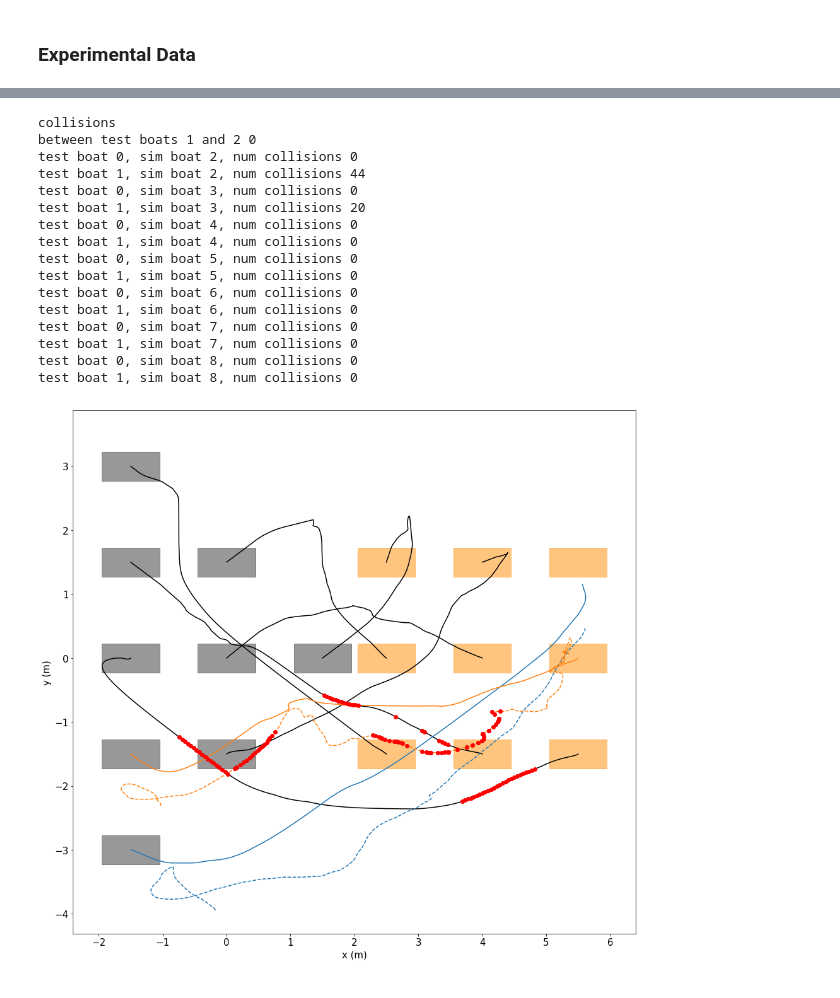
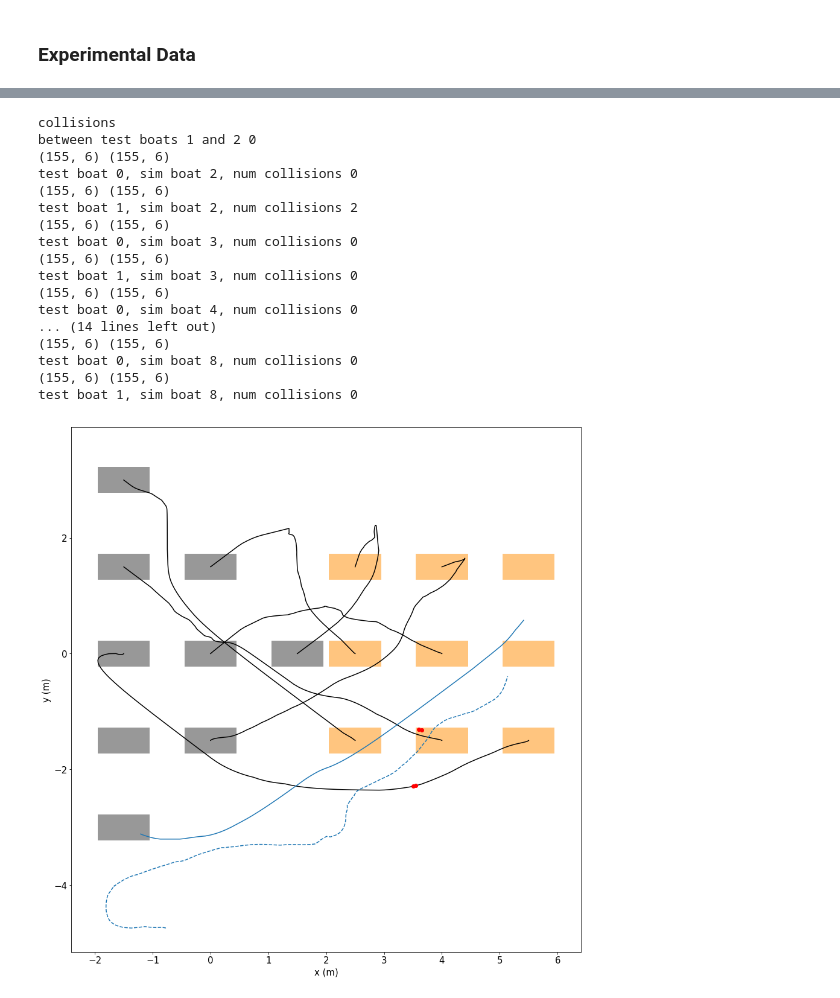
Before and after one commit to bgheneti/MultiboatTrajectoryOptimization, a Jupyter notebook: final_project_visualizations.ipynb, the cells around one changed output, grey strips where cells are left out. Drawn from its saved outputs; the diff is of its cells as text; code cells hidden in the pictures.

```diff
--- a/final_project_visualizations.ipynb
+++ b/final_project_visualizations.ipynb
@@ -432,17 +429,34 @@ boat2a_exp = np.genfromtxt('results/BOAT_DANCE_LOG20190125_145146_numpy.csv',del
+# %%
+boat1a_exp = np.genfromtxt('results/BOAT_DANCE_LOG20190125_144333_numpy.csv',delimiter=',')
+boat1b_exp = np.genfromtxt('results/BOAT_DANCE_LOG20190125_144203_numpy.csv',delimiter=',')
+boat1c_exp = np.genfromtxt('results/BOAT_DANCE_LOG20190125_144035_numpy.csv',delimiter=',')
+boat1d_exp = np.genfromtxt('results/BOAT_DANCE_LOG20190130_144153_numpy.csv',delimiter=',')
+boat2e_exp = np.genfromtxt('results/BOAT_DANCE_LOG20190130_144415_numpy.csv',delimiter=',')
+
+
+boat2a_exp = np.genfromtxt('results/BOAT_DANCE_LOG20190125_145007_numpy.csv',delimiter=',')
+boat2b_exp = np.genfromtxt('results/BOAT_DANCE_LOG20190125_145146_numpy.csv',delimiter=',')
+boat2c_exp = np.genfromtxt('results/BOAT_DANCE_LOG20190130_144527_numpy.csv',delimiter=',')
+boat2d_exp = np.genfromtxt('results/BOAT_DANCE_LOG20190130_144707_numpy.csv',delimiter=',')
+
+boat_1_exp = boat1d_exp
+boat_2_exp = boat2d_exp
 # %%
-offset = 16
+offset = 30
 
-vals1 = boat1b_exp[offset:,:6]
-refs1 = boat1b_exp[offset:,6:]
+pos_offset = np.array([[1,3]])
 
-vals1[:,:2] -=2
-refs1[:,:2] -=2
+vals1 = np.copy(boat_1_exp[offset:,:6])
+refs1 = np.copy(boat_1_exp[offset:,6:])
+
+vals1[:,:2] -= pos_offset
+refs1[:,:2] -= pos_offset
 
 
-vals2 = boat2a_exp[offset:,:6]
-refs2 = boat2a_exp[offset:,6:]
+vals2 = np.copy(boat_2_exp[offset:,:6])
+refs2 = np.copy(boat_2_exp[offset:,6:])
 
-vals2[:,:2] -=2
-refs2[:,:2] -=2
+vals2[:,:2] -= pos_offset
+refs2[:,:2] -= pos_offset
 
-min_len = min(vals1.shape[0],vals2.shape[0])
+min_len = min(vals1.shape[0],vals2.shape[0],S.shape[1])
@@ -456,45 +475,47 @@ for i in range(2,9):
 
 plt.plot(vals1[:,1],-vals1[:,0], 'C0--')
 plt.plot(refs1[:,1],-refs1[:,0], 'C0')
 
-plt.plot(vals2[:,1],-vals2[:,0], 'C1--')
-plt.plot(refs2[:,1],-refs2[:,0], 'C1')
+#plt.plot(vals2[:,1],-vals2[:,0], 'C1--')
+#plt.plot(refs2[:,1],-refs2[:,0], 'C1')
 
 collisions = np.zeros((S.shape[0],min_len))
 dists = np.sum((vals1[:min_len]-vals2[:min_len])[:,:2]**2, axis=1)<boat.min_interboat_distance_squared
 print "collisions"
 print 'between test boats 1 and 2', np.sum(dist)
 for i in range(2,9):
     for j in range(2):
         b = [vals1, vals2][j]
+        print S[i,:min_len].shape, b[:min_len].shape
         dists = np.sum((S[i,:min_len]-b[:min_len])[:,:2]**2, axis=1)<boat.min_interboat_distance_squared
         collisions[i, dists] = 1
         collisions[j, dists] = 1
         print 'test boat %d, sim boat %d, num collisions %d' % (j,i, np.sum(dists))
         plt.plot(S[i,:min_len][dists][:,1], -S[i,:min_len][dists][:,0], 'ro')
         plt.plot(b[:min_len][dists][:,1], -b[:min_len][dists][:,0], 'ro')
 plt.xlabel("x (m)", fontsize=15)
 plt.ylabel("y (m)", fontsize=15)
 plt.tick_params(labelsize=15)
 plt.show()
 # %% [output]
 collisions
 between test boats 1 and 2 0
+(155, 6) (155, 6)
 test boat 0, sim boat 2, num collisions 0
-test boat 1, sim boat 2, num collisions 44
+(155, 6) (155, 6)
+test boat 1, sim boat 2, num collisions 2
+(155, 6) (155, 6)
 test boat 0, sim boat 3, num collisions 0
-test boat 1, sim boat 3, num collisions 20
+(155, 6) (155, 6)
+test boat 1, sim boat 3, num collisions 0
+(155, 6) (155, 6)
 test boat 0, sim boat 4, num collisions 0
-test boat 1, sim boat 4, num collisions 0
-test boat 0, sim boat 5, num collisions 0
-test boat 1, sim boat 5, num collisions 0
-test boat 0, sim boat 6, num collisions 0
-test boat 1, sim boat 6, num collisions 0
-test boat 0, sim boat 7, num collisions 0
-test boat 1, sim boat 7, num collisions 0
+... (14 lines left out)
+(155, 6) (155, 6)
 test boat 0, sim boat 8, num collisions 0
+(155, 6) (155, 6)
 test boat 1, sim boat 8, num collisions 0
-[figure, old version]
+[figure, new version]
 # %%
 plt.plot(refs2[:,3])
 plt.plot(5*(refs2[1:,0]-refs2[:-1,0]))
```
Also changed, not shown: parts of 6 cells of this notebook, 8 other files.
